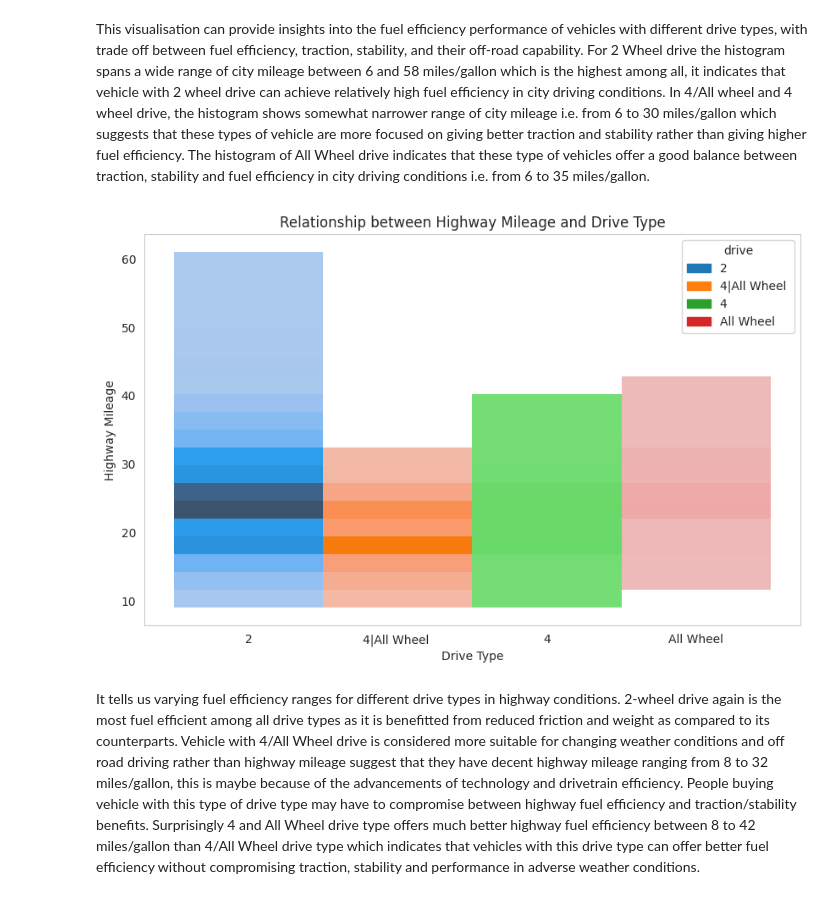
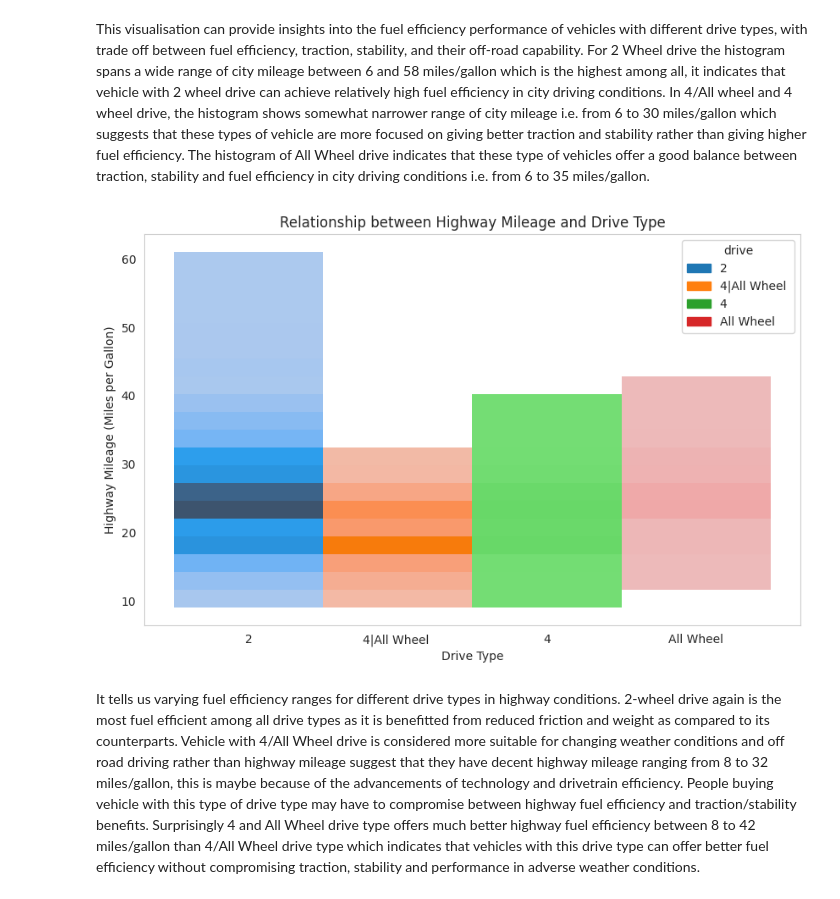
Before and after one commit to awol380/Machine-Learning-2410-Assignment, a Jupyter notebook: Phase_1.ipynb, the cells around one changed output. Saved outputs shown, nothing was run; the diff lists cells and outputs as text; code cells hidden in the pictures.

```diff
--- a/Phase_1.ipynb
+++ b/Phase_1.ipynb
@@ -606,13 +606,13 @@ that these types of vehicle are more focused on giving better traction and stabi
 # %%
 #visualisation 6: 2 Variable Plot - Creating box plot to compare relationship between highway mileage and drive type.
 plt.figure(figsize=(10,6))
 sns.histplot(data=data,x='drive', y='highway_mpg_ft1', hue='drive', bins=20, kde=True, multiple='stack')
 plt.xlabel('Drive Type')
-plt.ylabel('Highway Mileage')
+plt.ylabel('Highway Mileage (Miles per Gallon)')
 plt.title("Relationship between Highway Mileage and Drive Type")
 plt.show()
 # %% [output]
-[figure, old version]
+[figure, new version]
 # %% [markdown]
 It tells us varying fuel efficiency ranges for different drive types in highway conditions. 2-wheel drive again is the most fuel efficient among all drive types as it is benefitted from reduced friction and weight as compared to its counterparts. Vehicle with 4/All Wheel drive is considered more suitable for changing weather conditions and off road driving rather than highway mileage suggest that they have decent highway mileage ranging from 8 to 32 miles/gallon, this is maybe because of the advancements of technology and drivetrain efficiency. People buying vehicle with this type of drive type may have to compromise between highway fuel efficiency and traction/stability benefits. Surprisingly 4 and All Wheel drive type offers much better highway fuel efficiency between 8 to 42 miles/gallon than 4/All Wheel drive type which indicates that vehicles with this drive type can offer better fuel efficiency without compromising traction, stability and performance in adverse weather conditions.
 # %%
```
Also changed, not shown: parts of 7 cells of this notebook.
